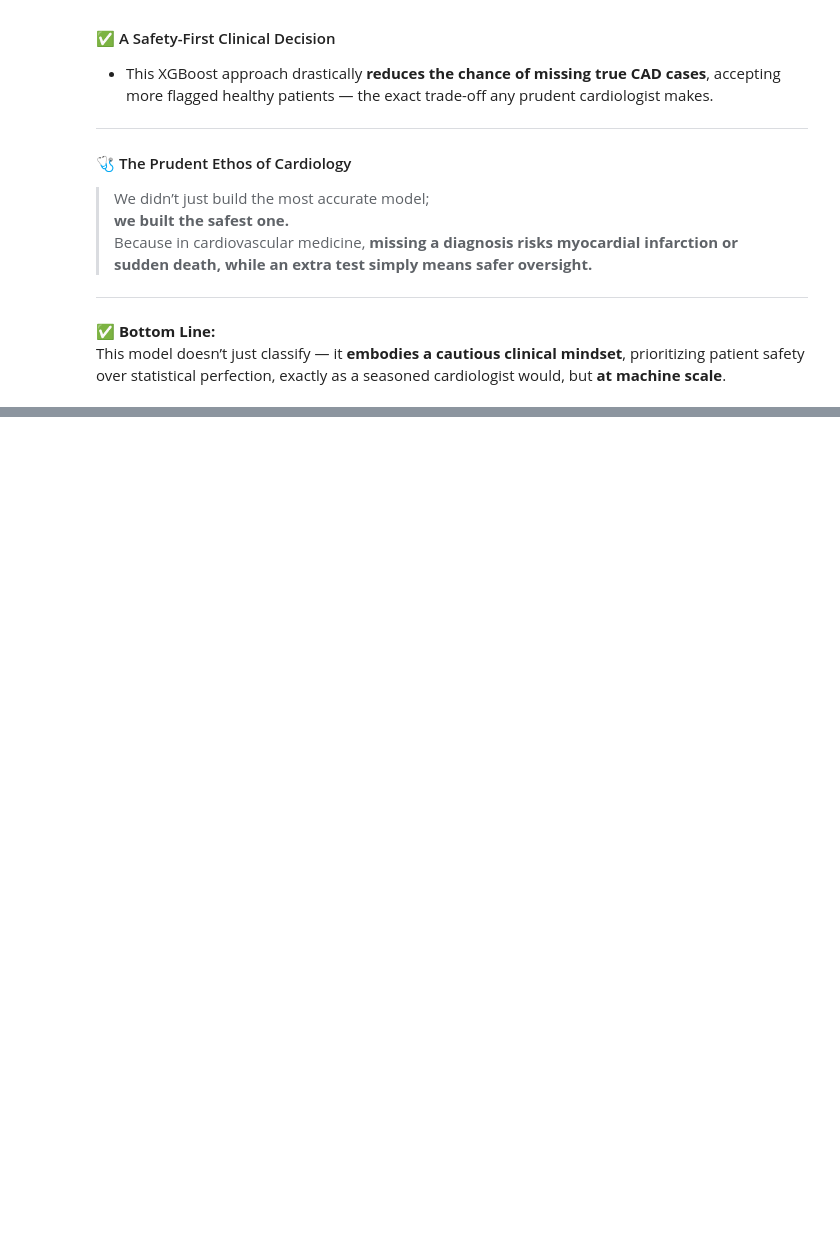
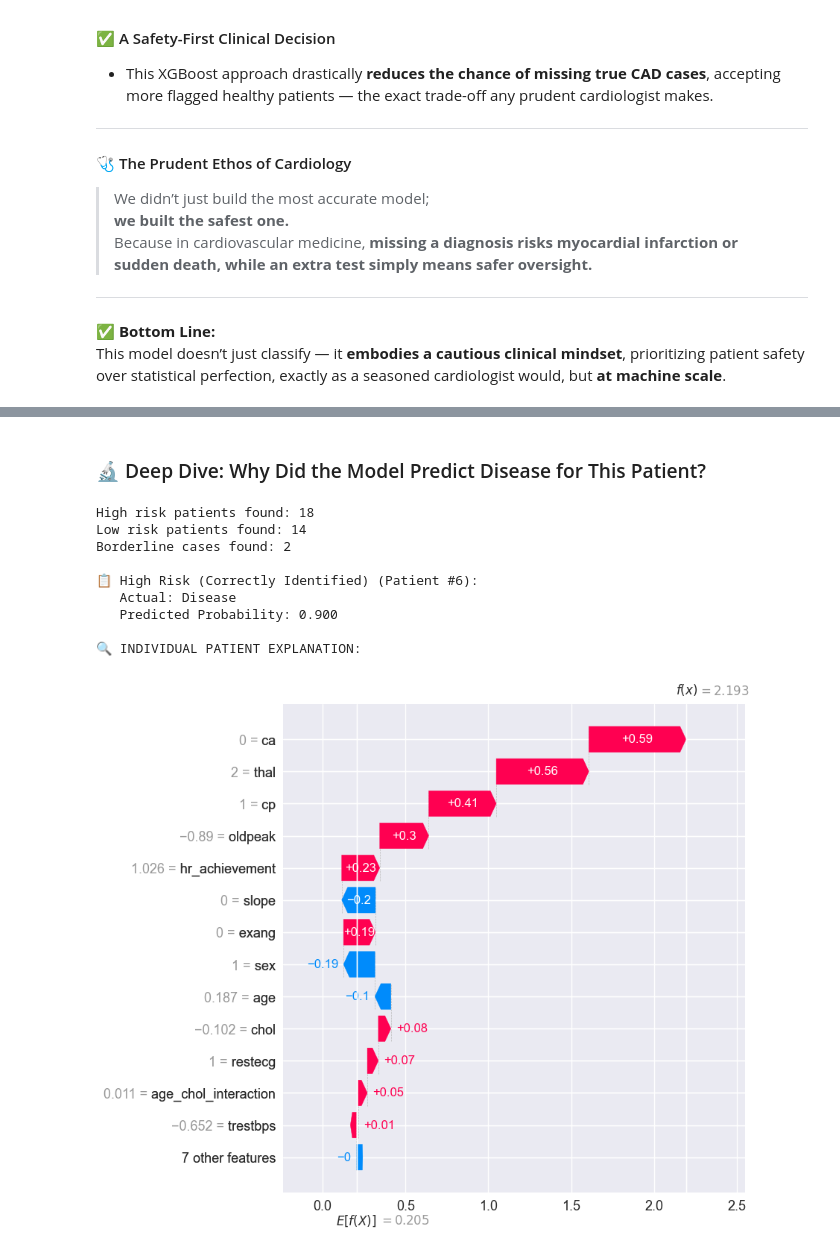
Before and after one commit to dr-ridwanoladipo/cardio-ai, a Jupyter notebook: notebooks/02_model_train_eval.ipynb, the cells around one changed output, grey strips where cells are left out. Saved outputs shown, nothing was run; the diff lists cells and outputs as text; code cells hidden in the pictures; blank space fills up the shorter version.

```diff
--- a/notebooks/02_model_train_eval.ipynb
+++ b/notebooks/02_model_train_eval.ipynb
@@ -402,0 +537,48 @@ This model doesn’t just classify — it **embodies a cautious clinical mindset
+# %% [markdown]
+### 🔬 Deep Dive: Why Did the Model Predict Disease for This Patient?
+# %%
+# Identify patient indices by risk
+high_risk_idx = np.where((y_test == 1) & (probabilities['XGBoost'] > 0.85))[0]
+low_risk_idx = np.where((y_test == 0) & (probabilities['XGBoost'] < 0.15))[0]
+borderline_idx = np.where((probabilities['XGBoost'] > 0.45) & (probabilities['XGBoost'] < 0.55))[0]
+
+print(f"High risk patients found: {len(high_risk_idx)}")
+print(f"Low risk patients found: {len(low_risk_idx)}")
+print(f"Borderline cases found: {len(borderline_idx)}")
+
+# Select patient for explanation
+if len(high_risk_idx) > 0:
+    case_name, idx = 'High Risk (Correctly Identified)', high_risk_idx[0]
+elif len(low_risk_idx) > 0:
+    case_name, idx = 'Low Risk (Correctly Identified)', low_risk_idx[0]
+elif len(borderline_idx) > 0:
+    case_name, idx = 'Borderline Case', borderline_idx[0]
+else:
+    case_name, idx = 'Random Case', 0
+
+actual_label = y_test.iloc[idx]
+predicted_prob = probabilities['XGBoost'][idx]
+
+print(f"\n📋 {case_name} (Patient #{idx}):")
+print(f"   Actual: {'Disease' if actual_label == 1 else 'No Disease'}")
+print(f"   Predicted Probability: {predicted_prob:.3f}")
+
+# SHAP Explanation
+print("\n🔍 INDIVIDUAL PATIENT EXPLANATION:")
+shap_explanation = shap.Explanation(
+    values=shap_values[idx],
+    base_values=explainer.expected_value,
+    data=X_test_scaled.iloc[idx]
+)
+shap.plots.waterfall(shap_explanation, max_display=14)
+# %% [output]
+High risk patients found: 18
+Low risk patients found: 14
+Borderline cases found: 2
+
+📋 High Risk (Correctly Identified) (Patient #6):
+   Actual: Disease
+   Predicted Probability: 0.900
+
+🔍 INDIVIDUAL PATIENT EXPLANATION:
+[figure, added]
```
Also changed, not shown: parts of 8 cells of this notebook.
